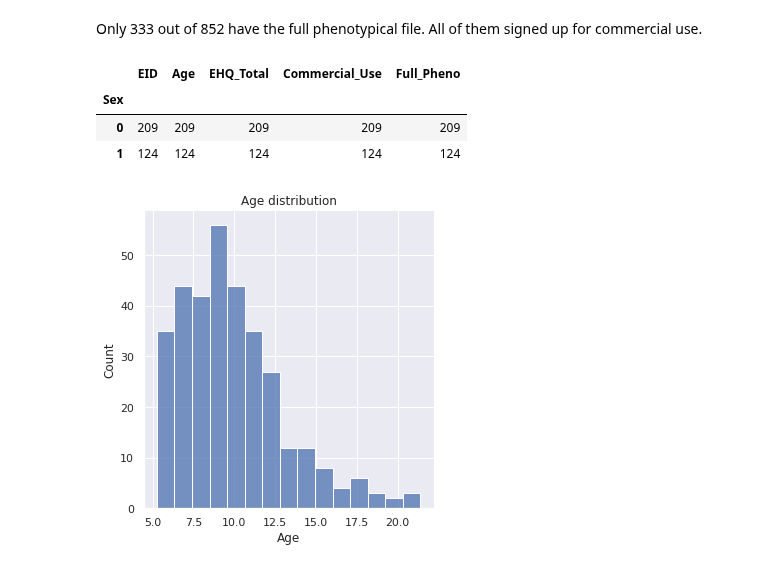
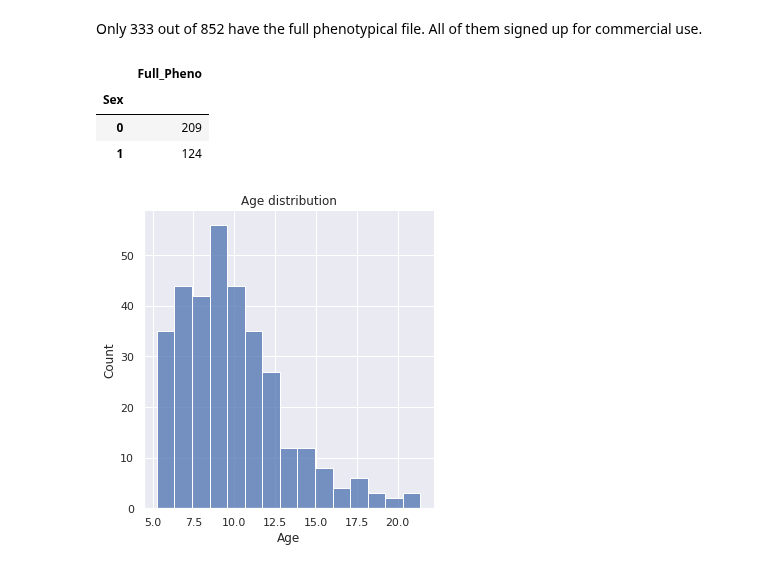
Before and after one commit to cristinarainich/Child-Mind-Institute-Project, a Jupyter notebook: Pheno_data.ipynb, the cells around one changed output. Saved outputs shown, nothing was run; the diff lists cells and outputs as text; code cells hidden in the pictures.

```diff
--- a/Pheno_data.ipynb
+++ b/Pheno_data.ipynb
@@ -50,12 +48,12 @@ Only 333 out of 852 have the full phenotypical file. All of them signed up for c
 full = xx[xx['Full_Pheno'] == 'Yes']
 # %%
 # how many males and females
-full.groupby(['Sex']).count()
+full.groupby(['Sex'])[['Full_Pheno']].count()
 # %% [output]
-|  | EID | Age | EHQ_Total | Commercial_Use | Full_Pheno |
-| Sex |  |  |  |  |  |
-| 0 | 209 | 209 | 209 | 209 | 209 |
-| 1 | 124 | 124 | 124 | 124 | 124 |
+|  | Full_Pheno |
+| Sex |  |
+| 0 | 209 |
+| 1 | 124 |
 # %%
 sns.displot(full.Age)
 pl.title('Age distribution');
```
Also changed, not shown: parts of 10 cells of this notebook.
